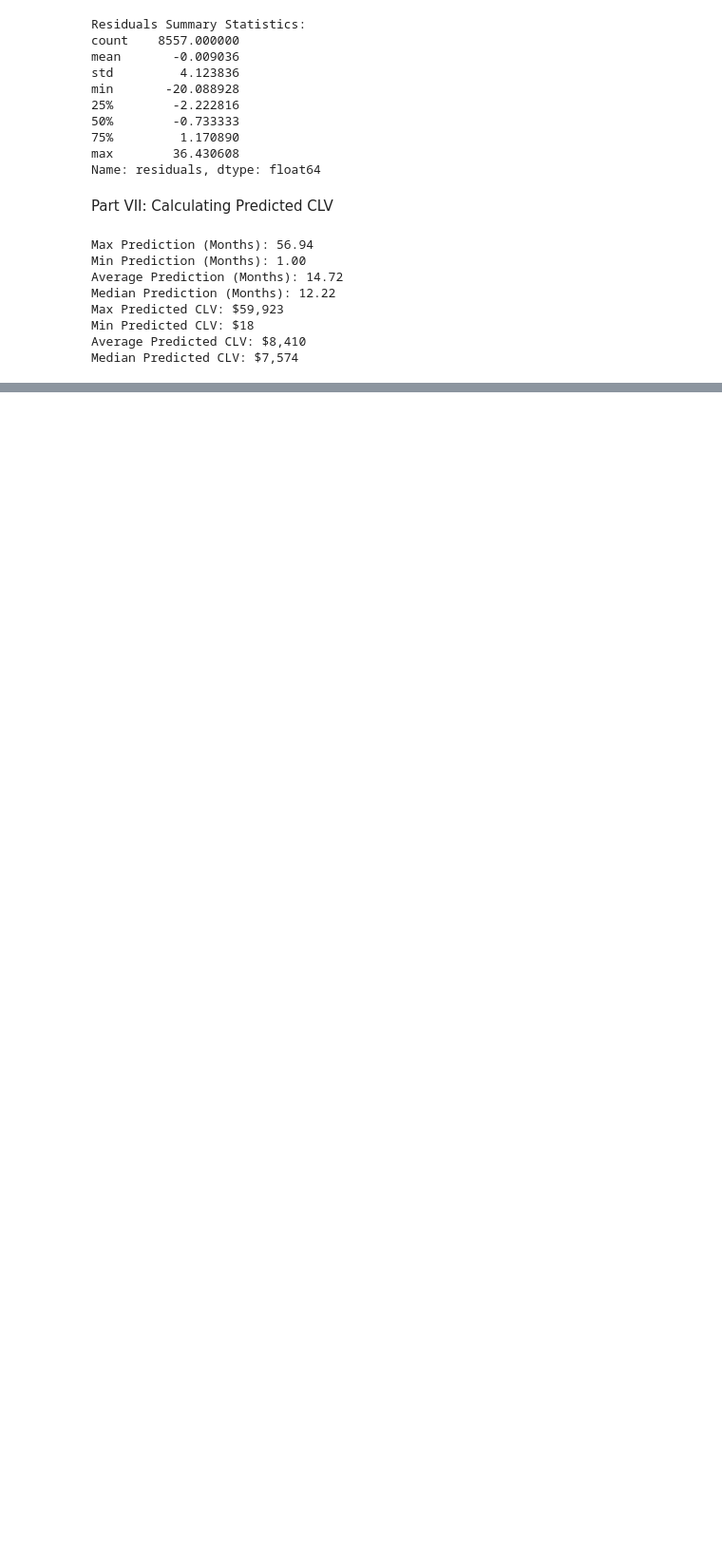
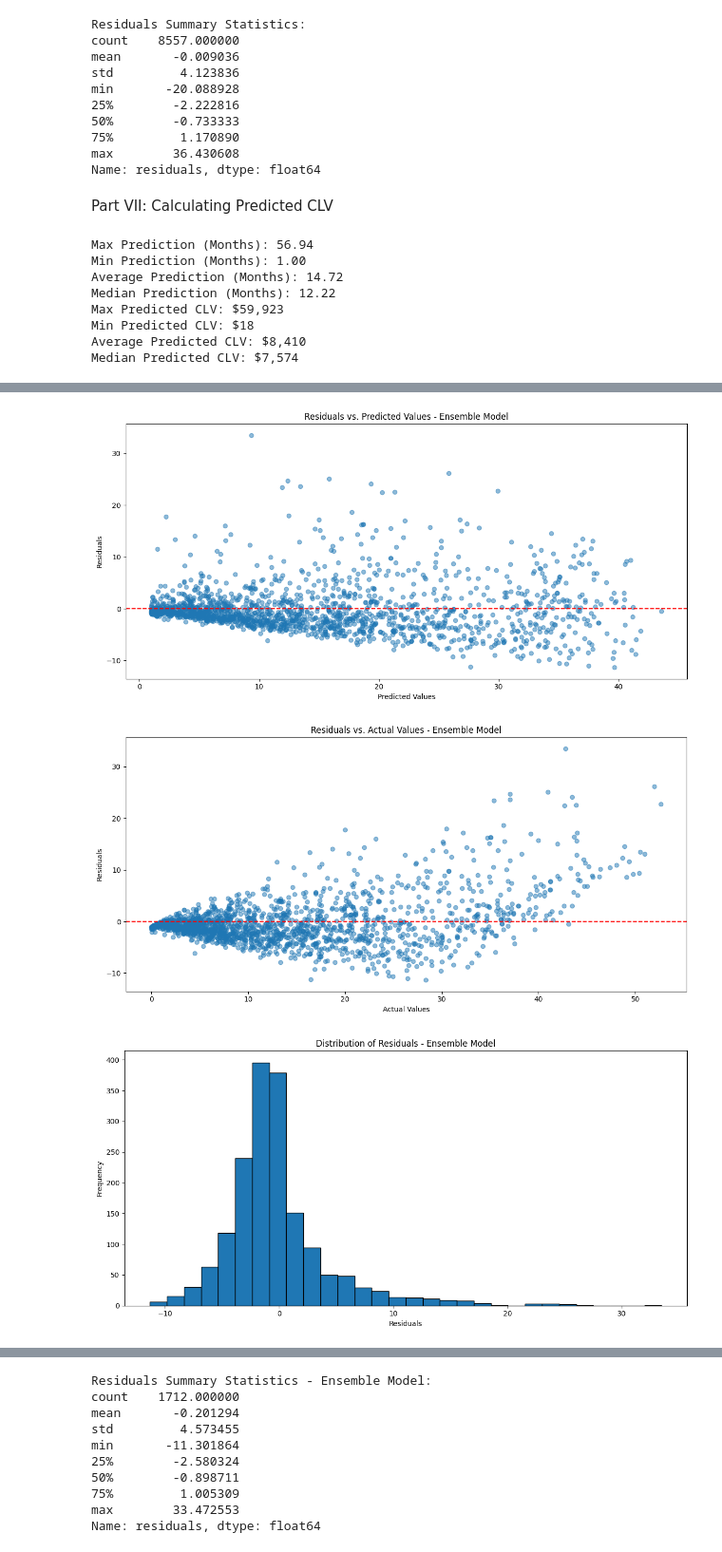
Before and after one commit to NumanESchulich/SchulichDataScience, a Jupyter notebook: Data Science I (MBAN 6110T)/Assignments/Assignment II/Assignment II.ipynb, the cells around one changed output, grey strips where cells are left out. Shown at 95% size. Saved outputs shown, nothing was run; the diff lists cells and outputs as text; code cells hidden in the pictures; blank space fills up the shorter version.

```diff
--- a/Data Science I (MBAN 6110T)/Assignments/Assignment II/Assignment II.ipynb
+++ b/Data Science I (MBAN 6110T)/Assignments/Assignment II/Assignment II.ipynb
@@ -907,0 +1143,70 @@ Median Predicted CLV: $7,574
+# %%
+import matplotlib.pyplot as plt
+import scipy.stats as stats
+
+# Calculate residuals for the ensemble model
+residuals = y_test - ensemble_predictions
+
+# Create a dataframe with actual values, predictions, and residuals
+df = pd.DataFrame({
+    'customer_life_months': y_test,
+    'prediction': ensemble_predictions,
+    'residuals': residuals
+})
+
+# Plot the residuals vs. predicted values
+plt.figure(figsize=(12, 6))
+plt.scatter(df['prediction'], df['residuals'], alpha=0.5)
+plt.axhline(y=0, color='r', linestyle='--')
+plt.title('Residuals vs. Predicted Values - Ensemble Model')
+plt.xlabel('Predicted Values')
+plt.ylabel('Residuals')
+plt.tight_layout()
+plt.show()
+
+# Plot the residuals vs. actual values
+plt.figure(figsize=(12, 6))
+plt.scatter(df['customer_life_months'], df['residuals'], alpha=0.5)
+plt.axhline(y=0, color='r', linestyle='--')
+plt.title('Residuals vs. Actual Values - Ensemble Model')
+plt.xlabel('Actual Values')
+plt.ylabel('Residuals')
+plt.tight_layout()
+plt.show()
+
+# Plot the residuals distribution
+plt.figure(figsize=(12, 6))
+plt.hist(df['residuals'], bins=30, edgecolor='k')
+plt.title('Distribution of Residuals - Ensemble Model')
+plt.xlabel('Residuals')
+plt.ylabel('Frequency')
+plt.tight_layout()
+plt.show()
+
+# Q-Q plot of residuals
+plt.figure(figsize=(12, 6))
+stats.probplot(df['residuals'], dist="norm", plot=plt)
+plt.title('Q-Q Plot of Residuals - Ensemble Model')
+plt.tight_layout()
+plt.show()
+
+# Plot predicted vs. actual values
+plt.figure(figsize=(12, 6))
+plt.scatter(df['customer_life_months'], df['prediction'], alpha=0.5)
+plt.plot([df['customer_life_months'].min(), df['customer_life_months'].max()],
+         [df['customer_life_months'].min(), df['customer_life_months'].max()],
+         color='red', linestyle='--')
+plt.title('Predicted vs. Actual Values - Ensemble Model')
+plt.xlabel('Actual Values')
+plt.ylabel('Predicted Values')
+plt.tight_layout()
+plt.show()
+
+# Residuals summary statistics
+residuals_summary = df['residuals'].describe()
+print("Residuals Summary Statistics - Ensemble Model:")
+print(residuals_summary)
+# %% [output]
+[figure, added]
+[figure, added]
+[figure, added]
@@ -907,0 +1215,10 @@ Median Predicted CLV: $7,574
+Residuals Summary Statistics - Ensemble Model:
+count    1712.000000
+mean       -0.201294
+std         4.573455
+min       -11.301864
+25%        -2.580324
+50%        -0.898711
+75%         1.005309
+max        33.472553
+Name: residuals, dtype: float64
```
Also changed, not shown: parts of 6 cells of this notebook.
